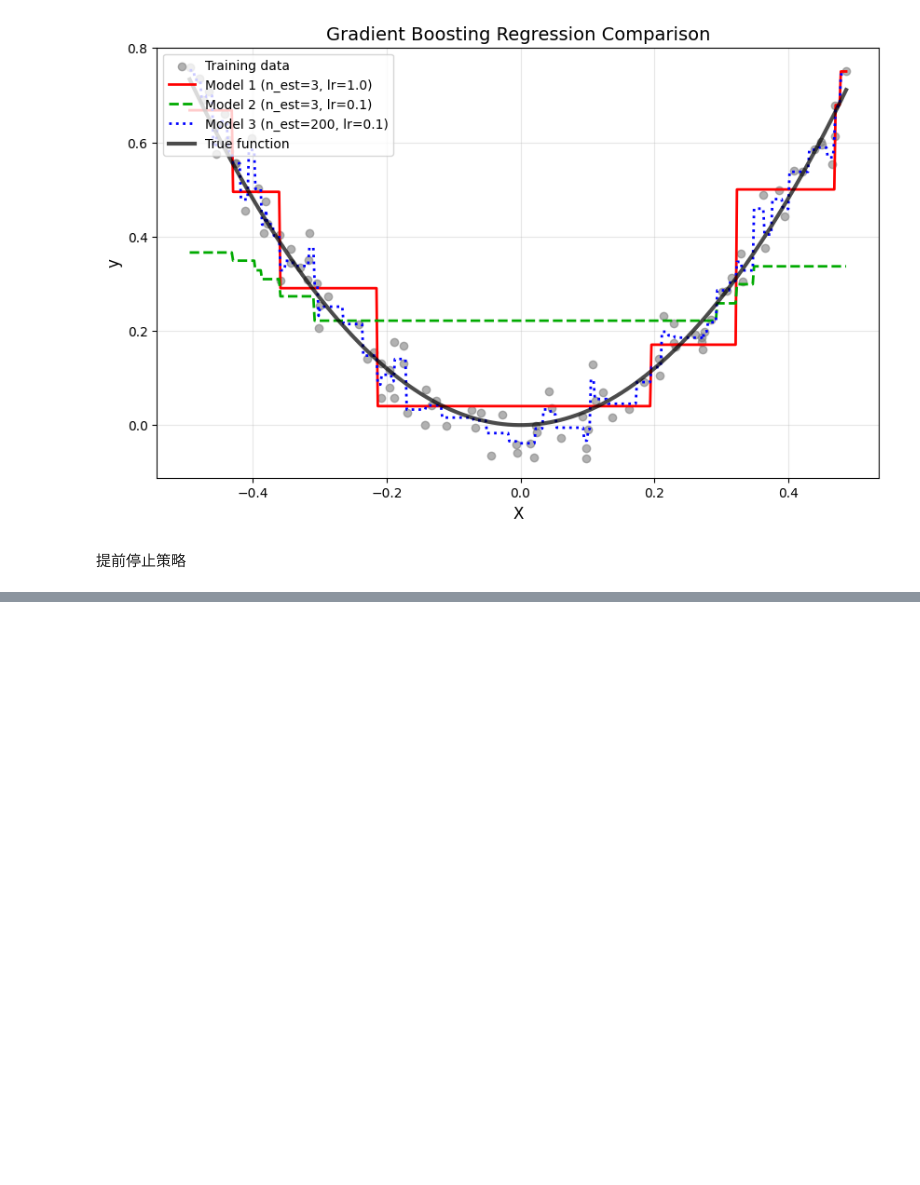
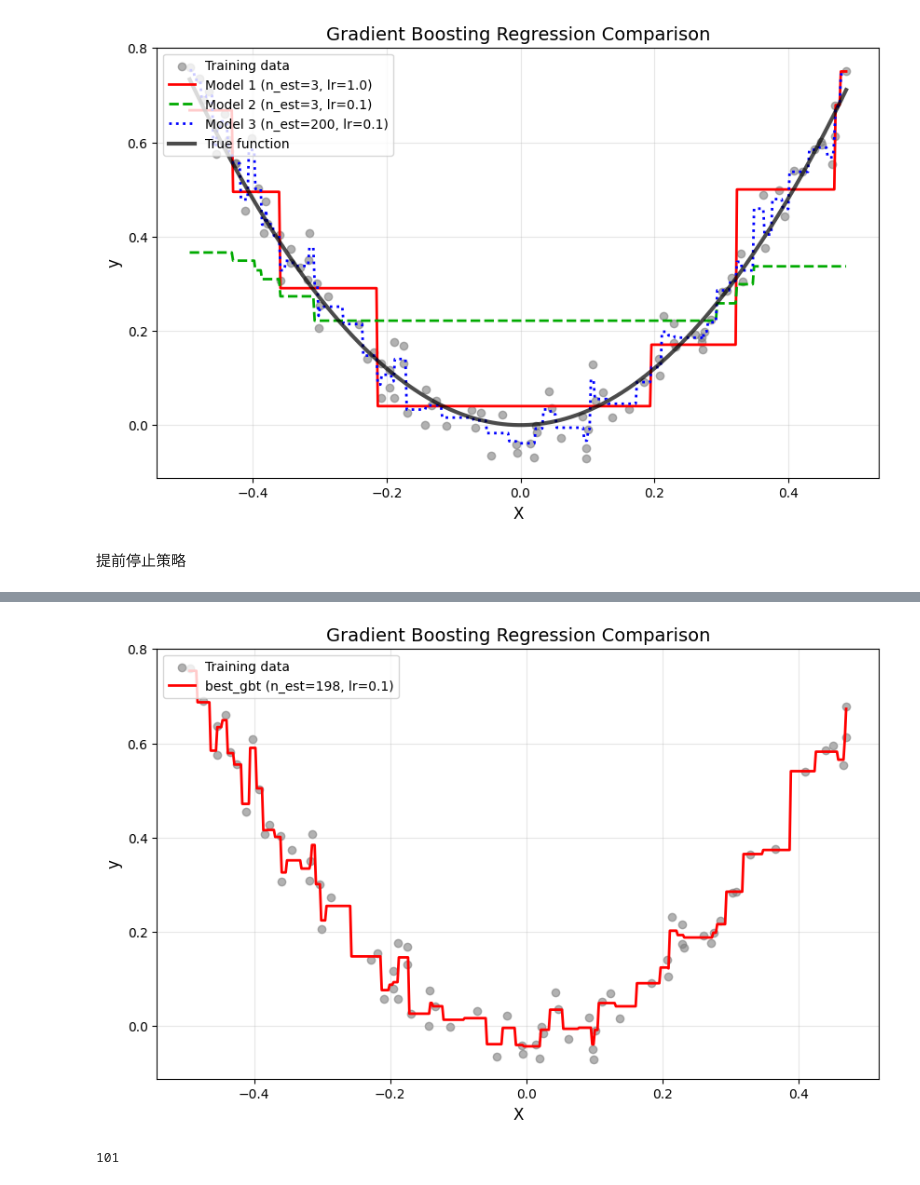
Before and after one commit to zwd1224/machine_learning_practice, a Jupyter notebook: 机器学习/集成算法/Boosting.ipynb, the cells around one changed output, grey strips where cells are left out. Saved outputs shown, nothing was run; the diff lists cells and outputs as text; code cells hidden in the pictures; blank space fills up the shorter version.

```diff
--- a/机器学习/集成算法/Boosting.ipynb
+++ b/机器学习/集成算法/Boosting.ipynb
@@ -168,0 +196,9 @@ plot_gbt_comparison(
+# %%
+plot_gbt_comparison(
+    models=[best_gbt],
+    model_names=['best_gbt'],
+    X=X_train,
+    y=y_train
+)
+# %% [output]
+[figure, added]
@@ -168,0 +227,4 @@ plot_gbt_comparison(
+# %%
+print(gbt_reg.n_estimators_)
+# %% [output]
+101
```
Also changed, not shown: parts of 4 cells of this notebook, 1 other file.
